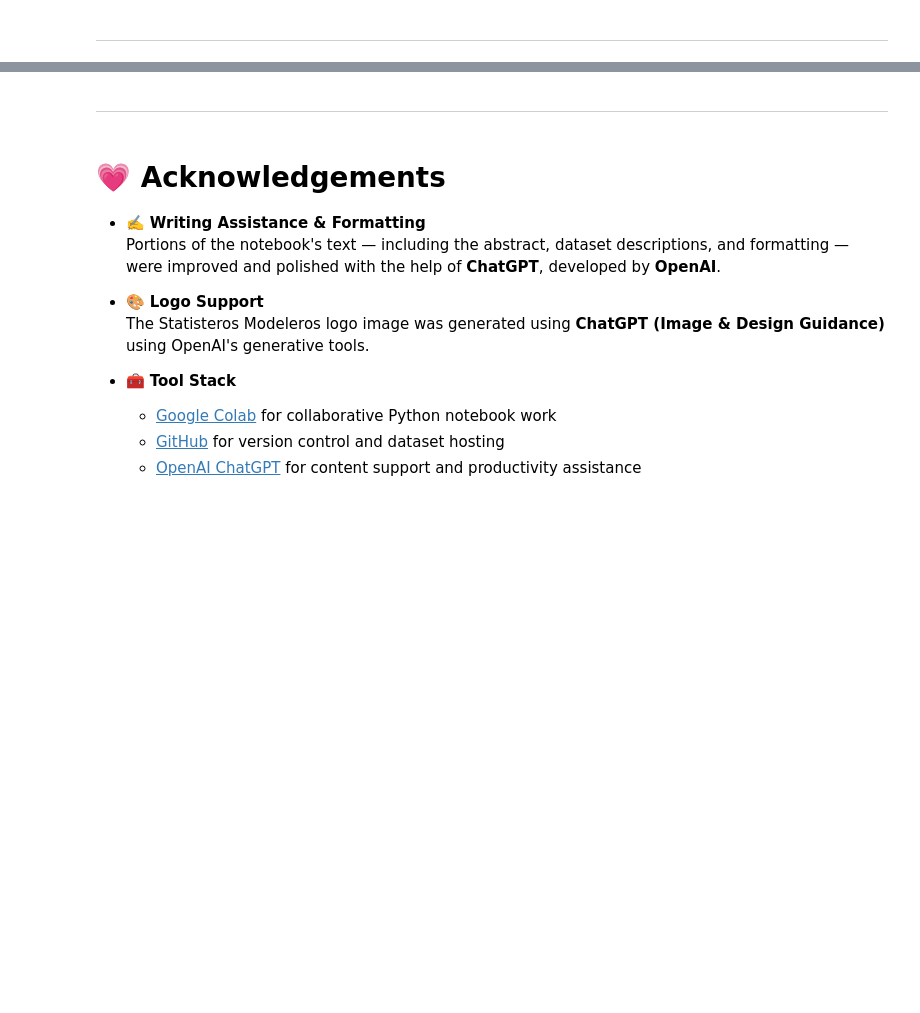
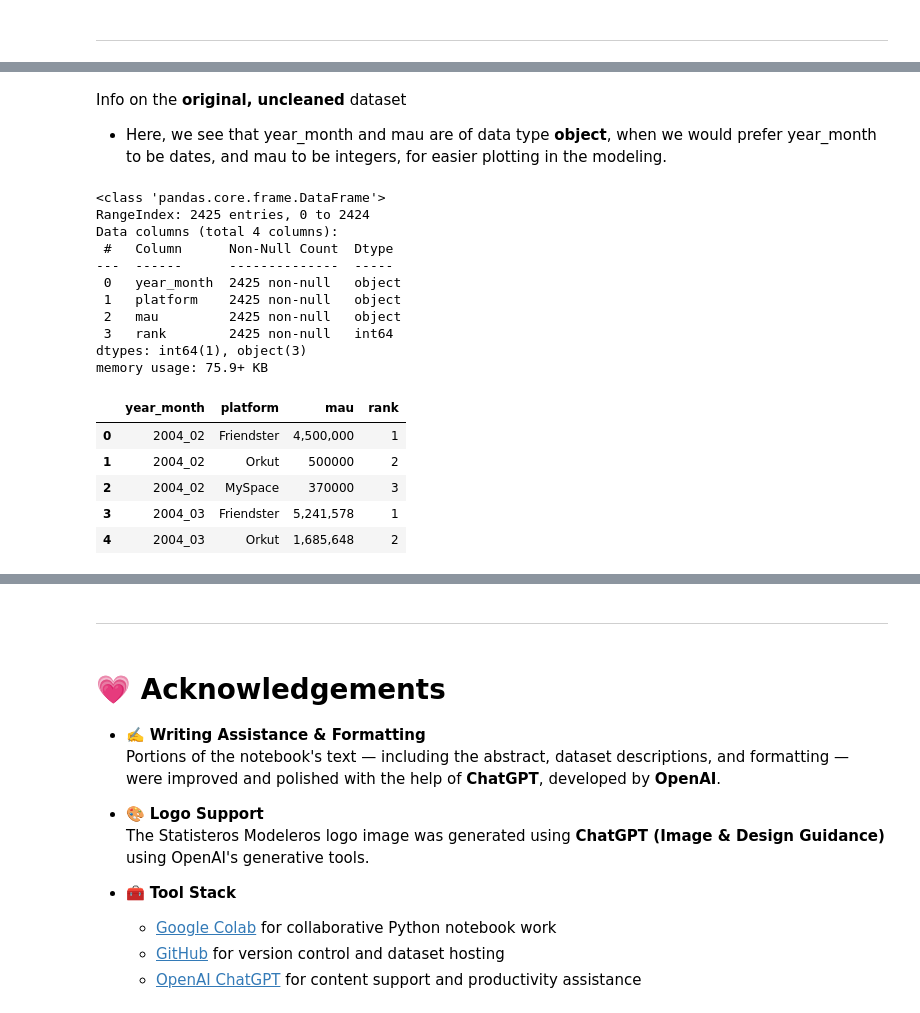
Before and after one commit to carloscailao/CSMODEL, a Jupyter notebook: notebook.ipynb, the cells around one changed output, grey strips where cells are left out. Drawn from its saved outputs; the diff is of its cells as text; code cells hidden in the pictures; blank space fills up the shorter version.

```diff
--- a/notebook.ipynb
+++ b/notebook.ipynb
@@ -106,0 +113,24 @@ IndexError: list index out of range
+# %% [markdown]
+Info on the **original, uncleaned** dataset
+- Here, we see that year_month and mau are of data type **object**, when we would prefer year_month to be dates, and mau to be integers, for easier plotting in the modeling.
+# %%
+socialMediaDf.info()
+socialMediaDf.head()
+# %% [output]
+<class 'pandas.core.frame.DataFrame'>
+RangeIndex: 2425 entries, 0 to 2424
+Data columns (total 4 columns):
+ #   Column      Non-Null Count  Dtype
+---  ------      --------------  -----
+ 0   year_month  2425 non-null   object
+ 1   platform    2425 non-null   object
+ 2   mau         2425 non-null   object
+ 3   rank        2425 non-null   int64
+dtypes: int64(1), object(3)
+memory usage: 75.9+ KB
+|  | year_month | platform | mau | rank |
+| 0 | 2004_02 | Friendster | 4,500,000 | 1 |
+| 1 | 2004_02 | Orkut | 500000 | 2 |
+| 2 | 2004_02 | MySpace | 370000 | 3 |
+| 3 | 2004_03 | Friendster | 5,241,578 | 1 |
+| 4 | 2004_03 | Orkut | 1,685,648 | 2 |
```
Also changed, not shown: parts of 16 cells of this notebook.
